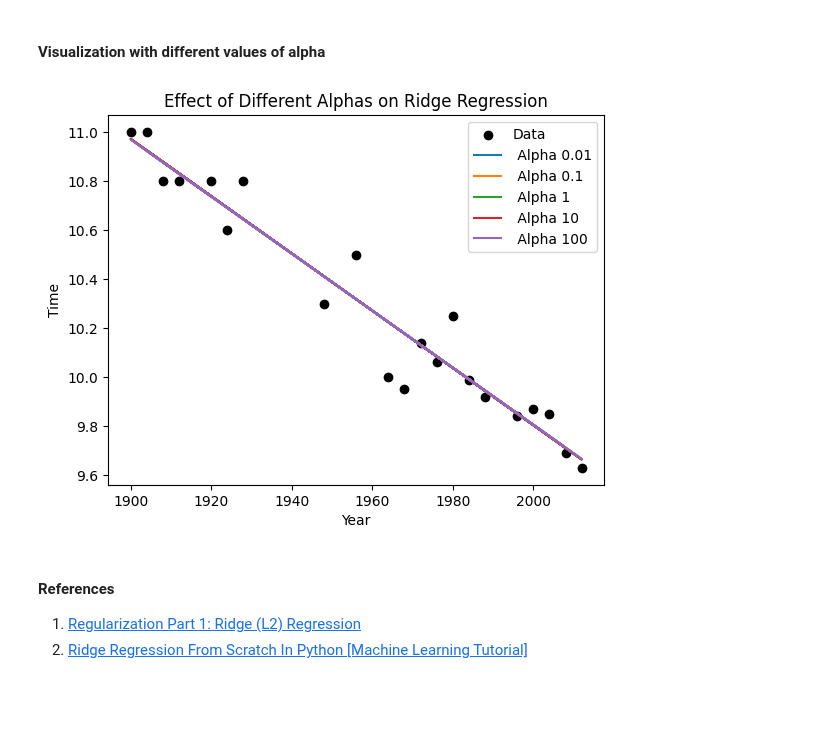
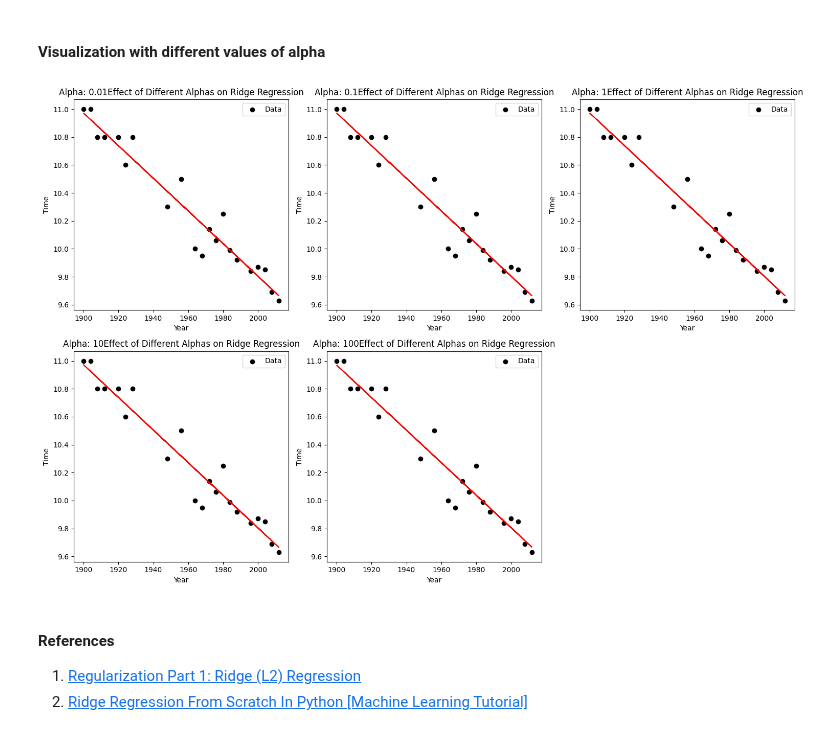
Before and after one commit to setrar/MALIS, a Jupyter notebook: projects/proj3/ridge.ipynb, the cells around one changed output. Cells and saved outputs as stored; diff of their text form; code cells hidden in the pictures; blank space fills up the shorter version.

```diff
--- a/projects/proj3/ridge.ipynb
+++ b/projects/proj3/ridge.ipynb
@@ -68,24 +68,27 @@ scikit-learn Model MSE: 0.18584114069831545
 # %%
 # Choose a range of alpha values to test
 alpha_values = [0.01, 0.1, 1, 10, 100]
 
-# Plot the original data
-plt.scatter(X_train, y_train, color='black', label='Data')
+plt.rcParams['figure.figsize'] = [15, 10]
 
-for alpha in alpha_values:
+for count, alpha in enumerate(alpha_values):
     custom_ridge = RidgeRegression(alpha=alpha)
     custom_ridge.fit(X_train, y_train)
     custom_predictions = custom_ridge.predict(X_train)
+    plt.subplot(231+count) #Non-elegant way to assign spaces in the subplot
 
-    plt.plot(X_train, custom_predictions, label=f' Alpha {alpha}')
+    plt.tight_layout()
+    # Plot the original data
+    plt.scatter(X_train, y_train, color='black', label='Data')
+    plt.xlabel('Year')
+    plt.ylabel('Time')
+    plt.title('Alpha: ' + str(alpha) + 'Effect of Different Alphas on Ridge Regression')
+    plt.legend()
+    # plt.show()
 
-plt.xlabel('Year')
-plt.ylabel('Time')
-plt.title('Effect of Different Alphas on Ridge Regression')
-plt.legend()
-plt.show()
+    plt.plot(X_train, custom_predictions, color='red', label=f' Alpha {alpha}')
 # %% [output]
-[figure, old version]
+[figure, new version]
 # %% [markdown]
 #### References
 1. [Regularization Part 1: Ridge (L2) Regression](https://www.youtube.com/watch?v=Q81RR3yKn30&list=TLPQMjQwMTIwMjTjW5is4UUWOg&index=1)
```
